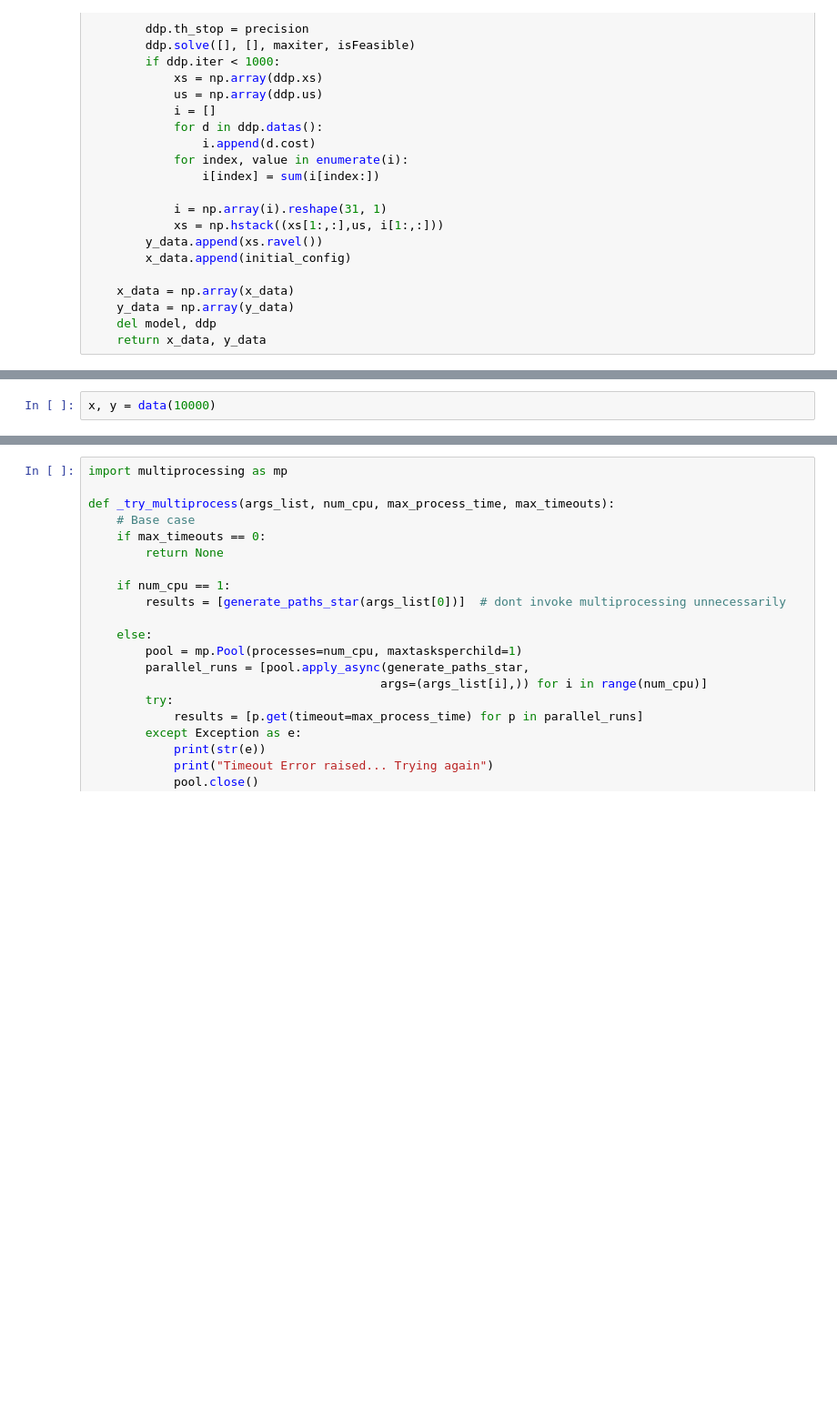
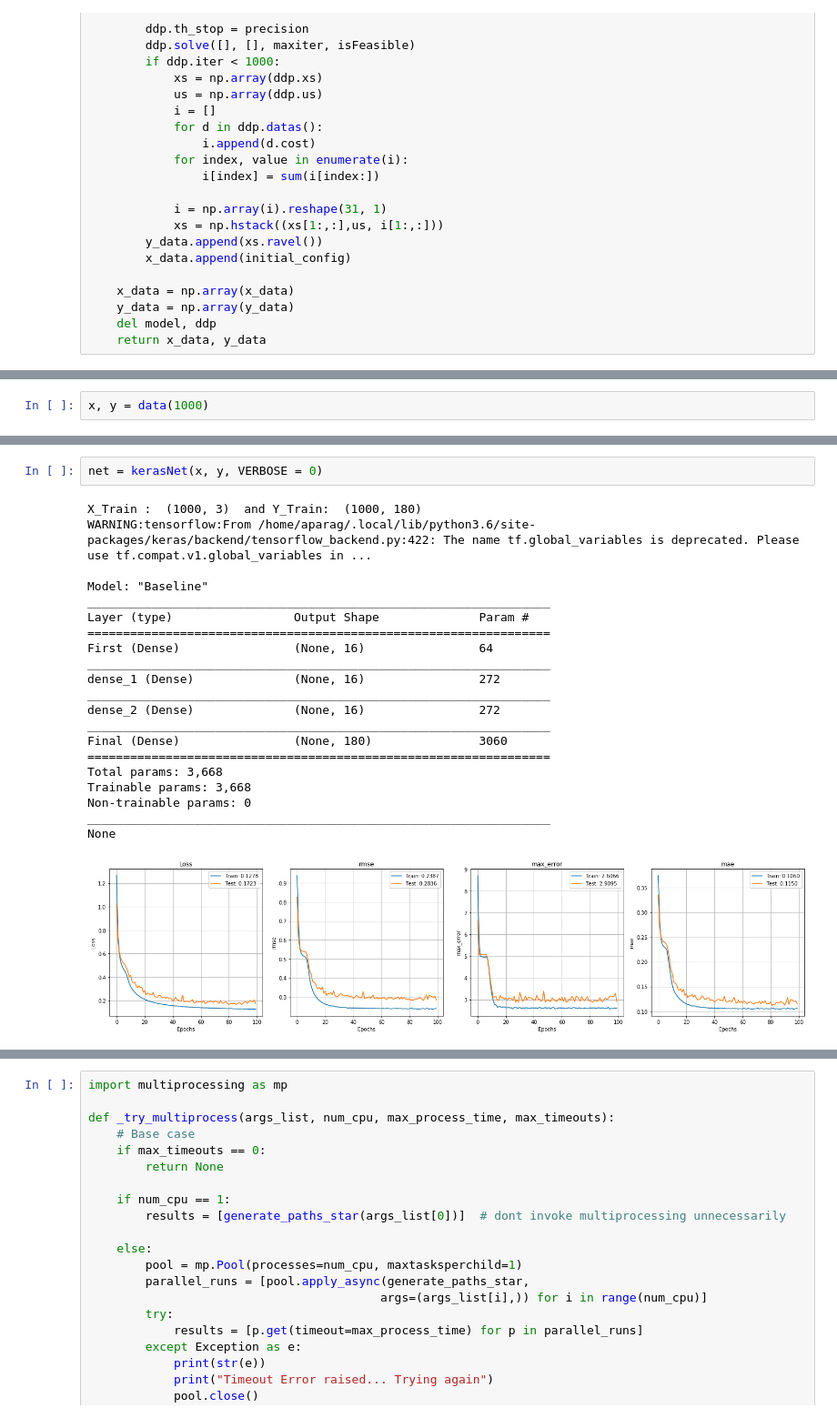
Before and after one commit to amitparag/deep_Networks, a Jupyter notebook: src/unicycle/val1/trajectory.ipynb, the cells around one changed output, grey strips where cells are left out. Shown at 91% size. Saved outputs shown, nothing was run; the diff lists cells and outputs as text; blank space fills up the shorter version.

```diff
--- a/src/unicycle/val1/trajectory.ipynb
+++ b/src/unicycle/val1/trajectory.ipynb
@@ -66,2 +244,2 @@ def data(nTraj:int = 1000,
 # %%
-x, y = data(10000)
+x, y = data(1000)
@@ -182,0 +246,24 @@ None
+# %%
+net = kerasNet(x, y, VERBOSE = 0)
+# %% [output]
+X_Train :  (1000, 3)  and Y_Train:  (1000, 180)
+WARNING:tensorflow:From /home/aparag/.local/lib/python3.6/site-packages/keras/backend/tensorflow_backend.py:422: The name tf.global_variables is deprecated. Please use tf.compat.v1.global_variables in ...
+
+Model: "Baseline"
+_________________________________________________________________
+Layer (type)                 Output Shape              Param #
+=================================================================
+First (Dense)                (None, 16)                64
+_________________________________________________________________
+dense_1 (Dense)              (None, 16)                272
+_________________________________________________________________
+dense_2 (Dense)              (None, 16)                272
+_________________________________________________________________
+Final (Dense)                (None, 180)               3060
+=================================================================
+Total params: 3,668
+Trainable params: 3,668
+Non-trainable params: 0
+_________________________________________________________________
+None
+[figure, added]
```
Also changed, not shown: parts of 8 cells of this notebook, 14 other files.
